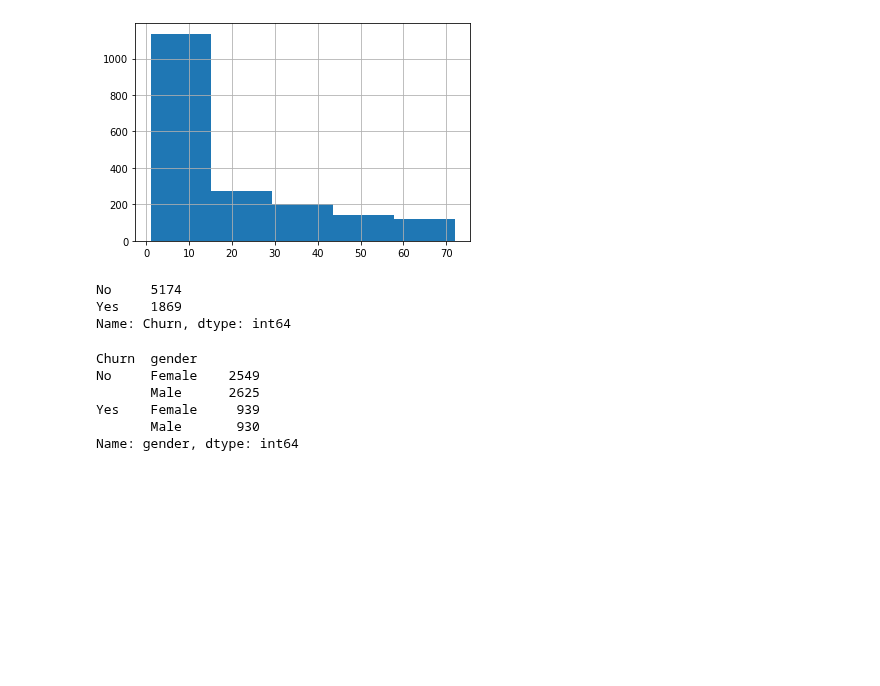
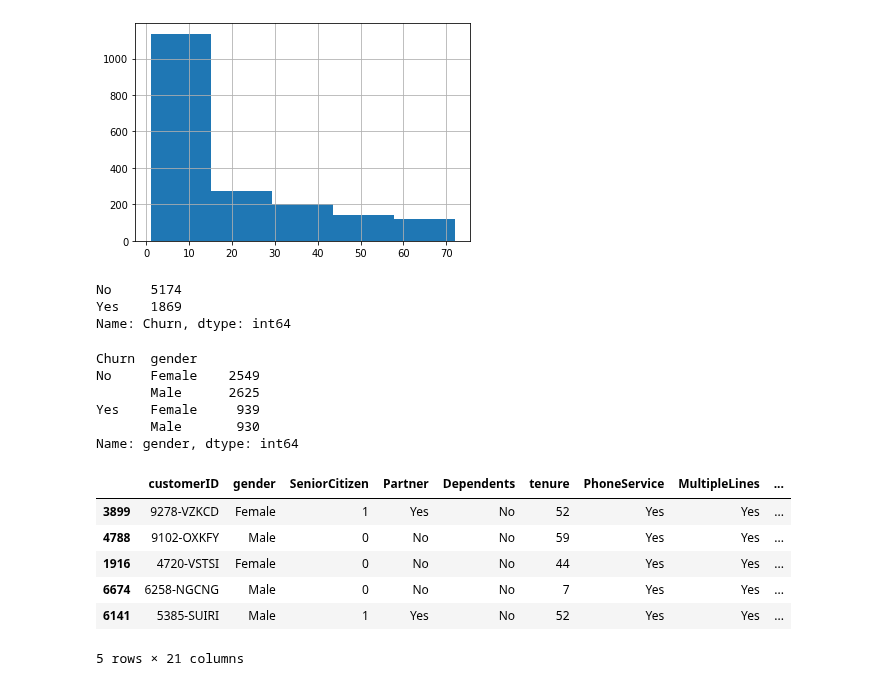
Before and after one commit to yuchild/erik_interviewqs, a Jupyter notebook: avg_lifetime_value_of_customers.ipynb, the cells around one changed output. Cells and saved outputs as stored; diff of their text form; code cells hidden in the pictures; blank space fills up the shorter version.

```diff
--- a/avg_lifetime_value_of_customers.ipynb
+++ b/avg_lifetime_value_of_customers.ipynb
@@ -156,3 +156,13 @@ No     Female    2549
 Yes    Female     939
        Male       930
 Name: gender, dtype: int64
+# %%
+df.sample(5)
+# %% [output]
+|  | customerID | gender | SeniorCitizen | Partner | Dependents | tenure | PhoneService | MultipleLines | ... |
+| 3899 | 9278-VZKCD | Female | 1 | Yes | No | 52 | Yes | Yes | ... |
+| 4788 | 9102-OXKFY | Male | 0 | No | No | 59 | Yes | Yes | ... |
+| 1916 | 4720-VSTSI | Female | 0 | No | No | 44 | Yes | Yes | ... |
+| 6674 | 6258-NGCNG | Male | 0 | No | No | 7 | Yes | Yes | ... |
+| 6141 | 5385-SUIRI | Male | 1 | Yes | No | 52 | Yes | Yes | ... |
+5 rows × 21 columns
```
Also changed, not shown: parts of 19 cells of this notebook.
